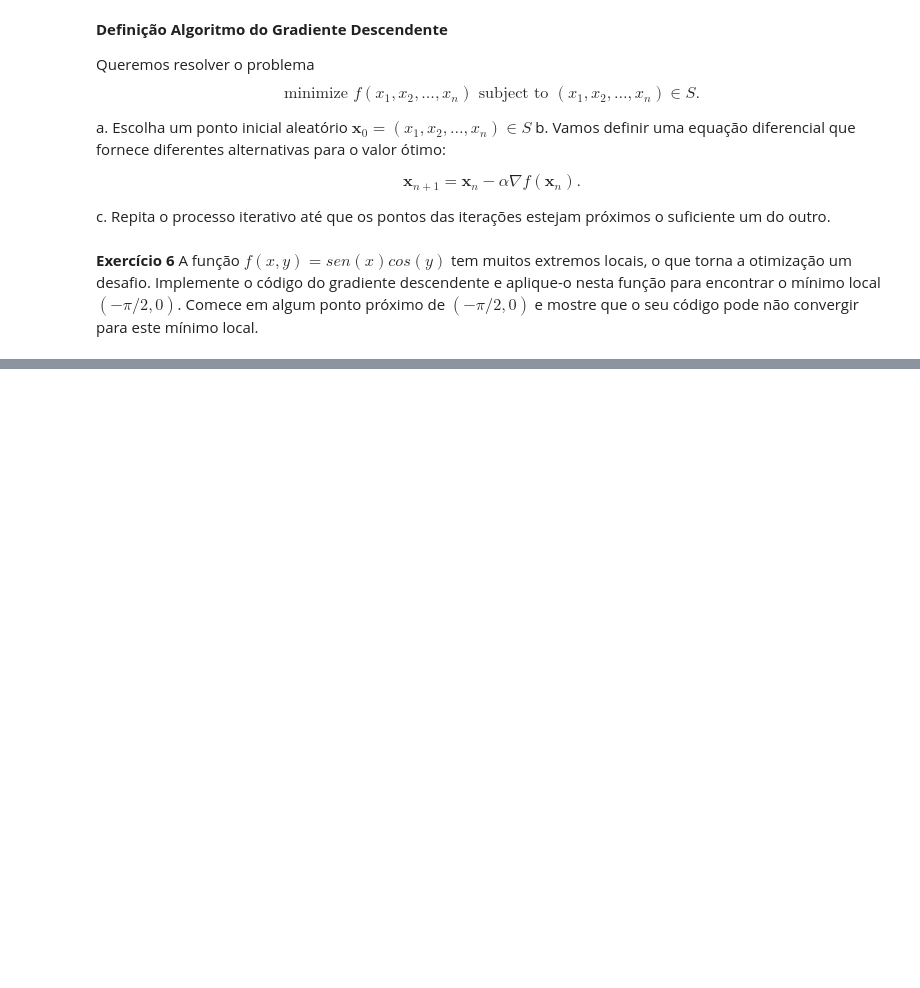
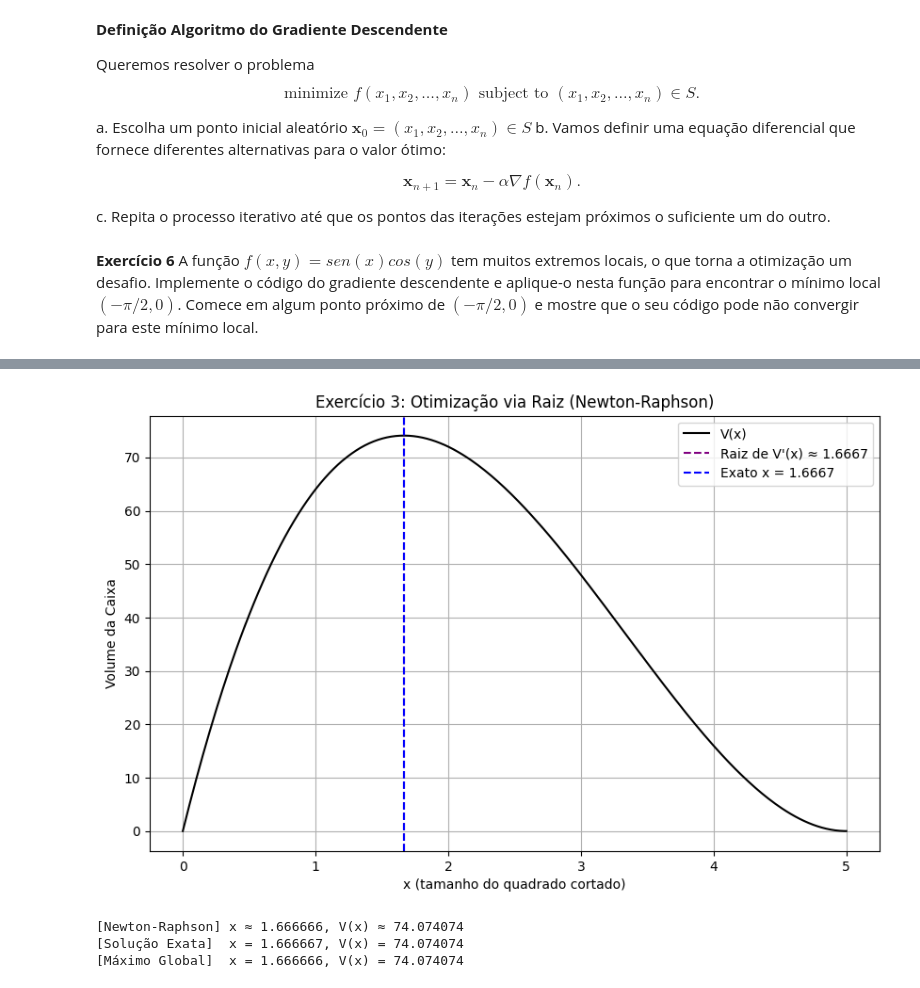
Before and after one commit to DamienNaz/DamienNaz, a Jupyter notebook: Exercício5.ipynb, the cells around one changed output, grey strips where cells are left out. Cells and saved outputs as stored; diff of their text form; code cells hidden in the pictures; blank space fills up the shorter version.

```diff
--- a/Exercício5.ipynb
+++ b/Exercício5.ipynb
@@ -50,0 +175,80 @@ A função $f(x,y) = sen(x)cos(y)$ tem muitos extremos locais, o que torna a oti
+# %%
+# Importando bibliotecas
+import numpy as np
+import matplotlib.pyplot as plt
+
+# Constante: lado da folha
+L = 10
+
+# Função volume da caixa
+def V(x):
+    return x * (L - 2 * x) ** 2
+
+# Derivada primeira
+def V_prime(x):
+    return (L - 2 * x)**2 - 4 * x * (L - 2 * x)
+
+# Derivada segunda (para Newton-Raphson)
+def V_double_prime(x):
+    return -12 * (L - 2 * x) + 8 * x
+
+# Método de Newton-Raphson
+def newton_root(f_prime, f_double_prime, x0, tol=1e-6, max_iter=1000):
+    x = x0
+    for _ in range(max_iter):
+        fpx = f_prime(x)
+        fppx = f_double_prime(x)
+        if abs(fppx) < 1e-8:
+            break  # evitar divisão por zero
+        x_new = x - fpx / fppx
+        if abs(x_new - x) < tol:
+            return x_new
+        x = x_new
+    return x
+
+# Chute inicial
+x0 = 1.0
+
+# Aplicar método de Newton
+x_root = newton_root(V_prime, V_double_prime, x0)
+v_root = V(x_root)
+
+# Verificar extremos do intervalo
+x_min = 0
+x_max = L / 2
+v_min = V(x_min)
+v_max = V(x_max)
+
+# Comparar com extremos (Teorema do Valor Extremo)
+x_all = [x_min, x_root, x_max]
+v_all = [v_min, v_root, v_max]
+idx_max = np.argmax(v_all)
+x_opt = x_all[idx_max]
+v_opt = v_all[idx_max]
+
+# Solução exata (analítica)
+x_exact = L / 6
+v_exact = V(x_exact)
+
+# Visualização
+x_plot = np.linspace(0, L / 2, 300)
+plt.figure(figsize=(10, 6))
+plt.plot(x_plot, V(x_plot), label="V(x)", color="black")
+plt.axvline(x=x_root, color='purple', linestyle='--', label=f"Raiz de V'(x) ≈ {x_root:.4f}")
+plt.axvline(x=x_exact, color='blue', linestyle='--', label=f"Exato x = {x_exact:.4f}")
+plt.title("Exercício 3: Otimização via Raiz (Newton-Raphson)")
+plt.xlabel("x (tamanho do quadrado cortado)")
+plt.ylabel("Volume da Caixa")
+plt.legend()
+plt.grid(True)
+plt.show()
+
+# Exibir resultados
+print(f"[Newton-Raphson] x ≈ {x_root:.6f}, V(x) ≈ {v_root:.6f}")
+print(f"[Solução Exata]  x = {x_exact:.6f}, V(x) = {v_exact:.6f}")
+print(f"[Máximo Global]  x = {x_opt:.6f}, V(x) = {v_opt:.6f}")
+# %% [output]
+[figure, added]
+[Newton-Raphson] x ≈ 1.666666, V(x) ≈ 74.074074
+[Solução Exata]  x = 1.666667, V(x) = 74.074074
+[Máximo Global]  x = 1.666666, V(x) = 74.074074
```
Also changed, not shown: parts of 15 cells of this notebook.
